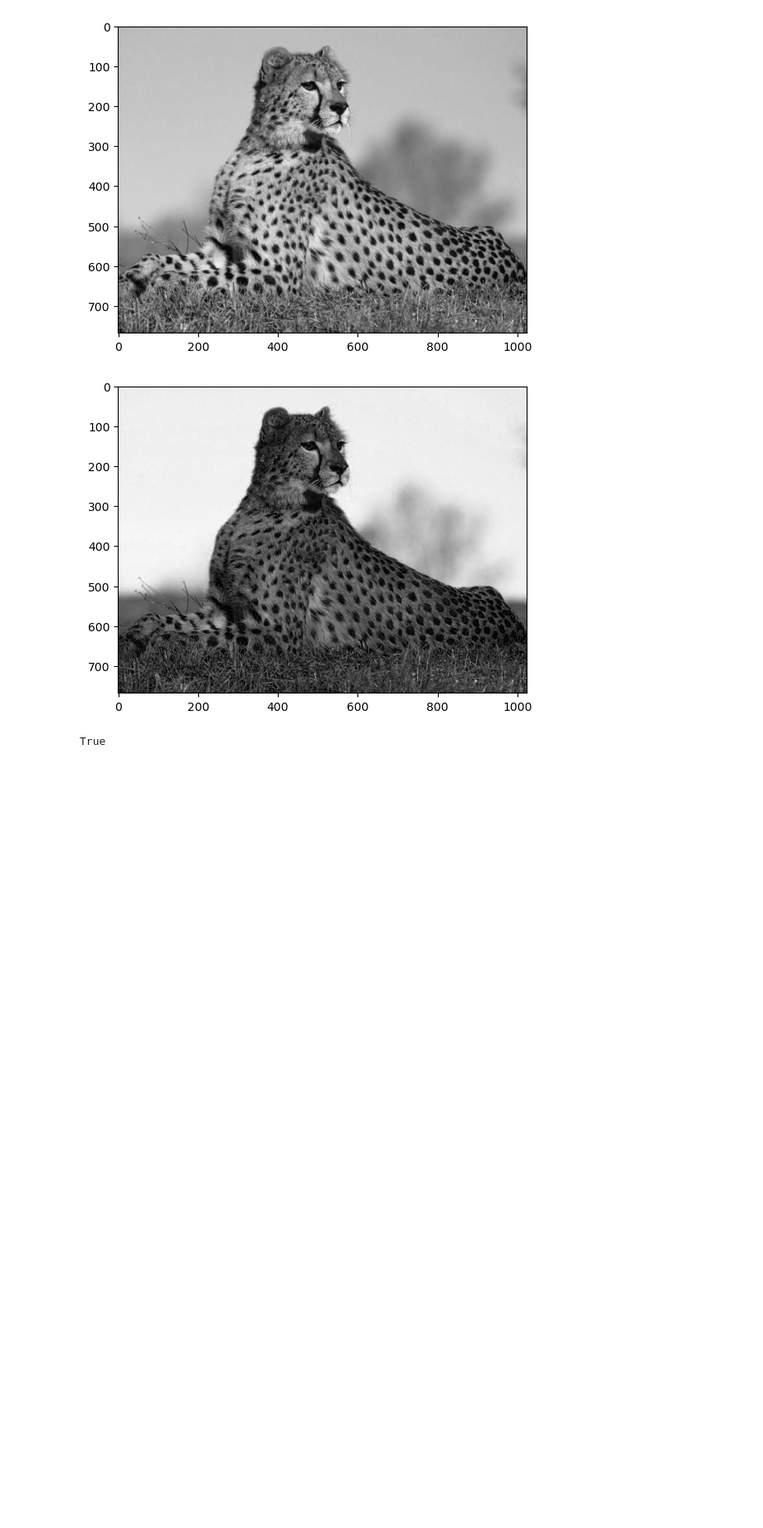
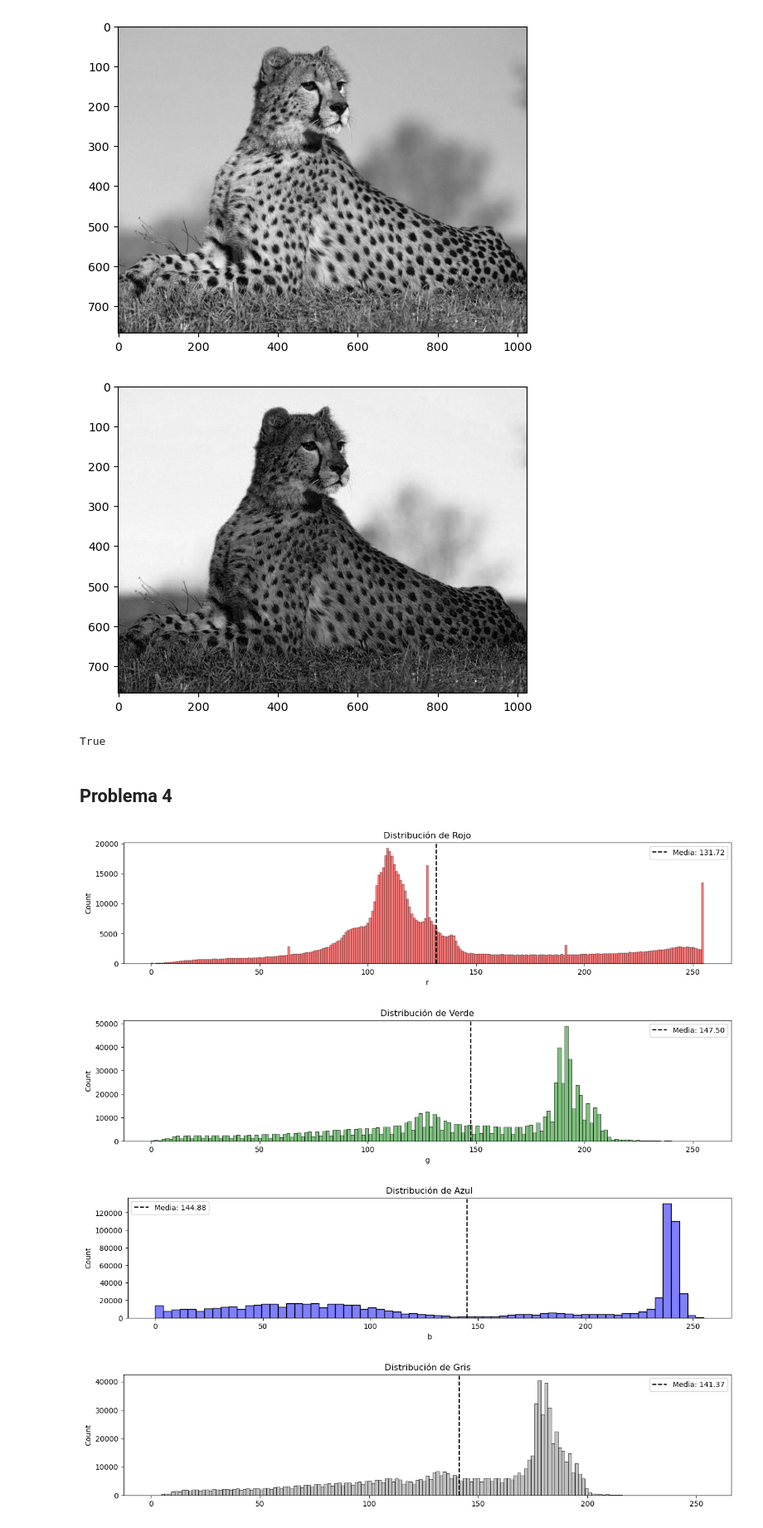
Before and after one commit to jriveramol/Lab1_ProcesamientoImagenes, a Jupyter notebook: 24005123 - Lab1.ipynb, the cells around one changed output. Shown at 83% size. Cells and saved outputs as stored; diff of their text form; code cells hidden in the pictures; blank space fills up the shorter version.

Commit message:
problema 4

```diff
--- a/24005123 - Lab1.ipynb
+++ b/24005123 - Lab1.ipynb
@@ -133,5 +135,57 @@ cv2.imwrite("ej3_gray_blue.jpg", ej3_gray_blue)
 # %% [output]
 True
+# %% [markdown]
+## Problema 4
+# %%
+def histImg(img):
+    df_img = pd.DataFrame(img.reshape(img.shape[0]*img.shape[1], 3), columns=['r','g','b'])
+    # dimensiones de la imagen
+    alto = img.shape[0]
+    ancho = img.shape[1]
+    # lienzos en blanco
+    gris_aritmetico=np.zeros((alto, ancho, 1))
+    # se calcula el gris aritmético
+    for i in range(0, alto):
+        for j in range(0, ancho):
+            pixel = img[i, j]
+            red = pixel[0]
+            green = pixel[1]
+            blue = pixel[2]
+            gris_aritmetico[i, j]=pixel.mean()
+    escala_gris = gris_aritmetico.reshape(gris_aritmetico.shape[0]*gris_aritmetico.shape[1])
+    # histograma dist rojo
+    plt.figure(figsize=(15,3))
+    sns.histplot(df_img['r'], color = 'red', alpha=0.5)
+    plt.axvline(df_img['r'].mean(), linestyle='--', color='black', label=f'Media: {df_img['r'].mean():.2f}')
+    plt.title('Distribución de Rojo')
+    plt.legend()
+    # histograma dist verde
+    plt.figure(figsize=(15,3))
+    sns.histplot(df_img['g'], color = 'green', alpha=0.5)
+    plt.axvline(df_img['g'].mean(), linestyle='--', color='black', label=f'Media: {df_img['g'].mean():.2f}')
+    plt.title('Distribución de Verde')
+    plt.legend()
+    # histograma dist azul
+    plt.figure(figsize=(15,3))
+    sns.histplot(df_img['b'], color = 'blue', alpha=0.5)
+    plt.axvline(df_img['b'].mean(), linestyle='--', color='black', label=f'Media: {df_img['b'].mean():.2f}')
+    plt.title('Distribución de Azul')
+    plt.legend()
+    plt.show()
+    # histograma dist grises
+    plt.figure(figsize=(15,3))
+    sns.histplot(escala_gris, color = 'gray', alpha=0.5)
+    plt.axvline(escala_gris.mean(), linestyle='--', color='black', label=f'Media: {escala_gris.mean():.2f}')
+    plt.title('Distribución de Gris')
+    plt.legend()
+    plt.show()
+# %%
+histImg(ej3)
+# %% [output]
+[figure, added]
+[figure, added]
+[figure, added]
+[figure, added]
 # %%
 !git add .
 # %% [output]
```
Also changed, not shown: parts of 5 cells of this notebook.
